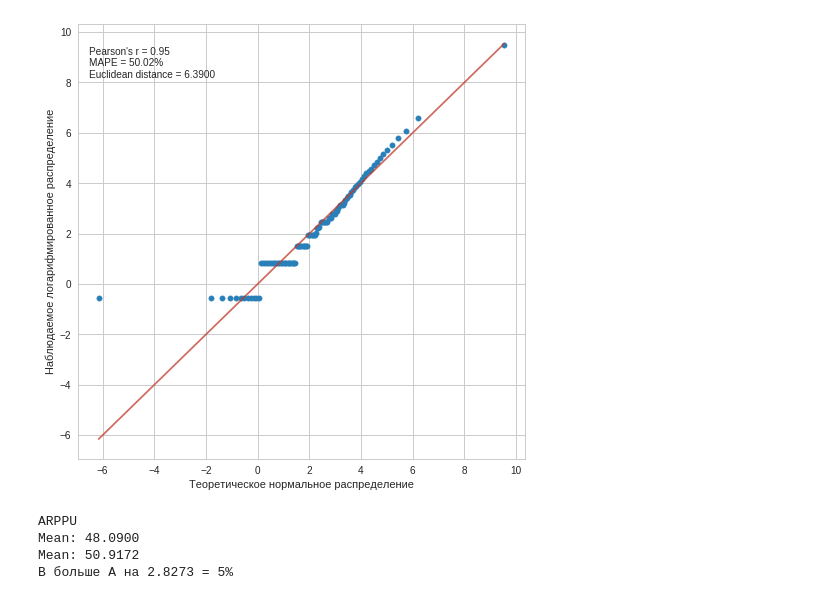
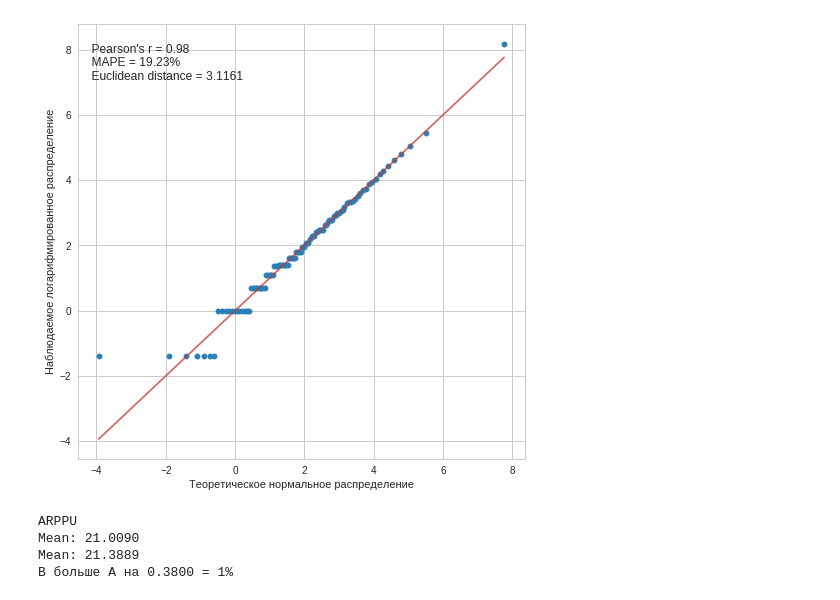
Before and after one commit to PavelMotorin/abtools, a Jupyter notebook: examples/02_bayesian_arppu_test.ipynb, the cells around one changed output. Saved outputs shown, nothing was run; the diff lists cells and outputs as text; code cells hidden in the pictures.

```diff
--- a/examples/02_bayesian_arppu_test.ipynb
+++ b/examples/02_bayesian_arppu_test.ipynb
@@ -11,20 +11,20 @@ import matplotlib.pyplot as plt
 import seaborn as sns
 sns.set_style('whitegrid')
 # %%
-data = pd.read_csv('data.csv')
+data = pd.read_csv('data.csv').query('revenue > 0')
 # %%
 log_data = np.log(data.revenue)
 # %%
-ax = qqplot(sp.stats.norm(loc=log_data.mean(), scale=log_data.std()).rvs(100000), log_data, num_points=100)[0]
+ax = qqplot(sp.stats.norm(log_data.mean(), log_data.std()).rvs(10000), log_data, num_points=100)[0]
 ax.set_xlabel('Теоретическое нормальное распределение')
 ax.set_ylabel('Наблюдаемое логарифмированное распределение')
 ax.set_title('')
 plt.savefig('qqplotlognormal.pdf')
 # %% [output]
-[figure, old version]
+[figure, new version]
 # %%
 a = data.query('abgroup == "control"')['revenue']
-b = data.query('abgroup == "test"')['revenue']*1.03
+b = data.query('abgroup == "test"')['revenue']
 
 print('ARPPU')
 print('Mean: %.4f' % a.mean())
@@ -33,6 +33,6 @@ print('B больше A на %.4f = %d%%' % (b.mean()- a.mean(),
                                     (b.mean() / a.mean()-1)*100))
 # %% [output]
 ARPPU
-Mean: 48.0900
-Mean: 50.9172
-B больше A на 2.8273 = 5%
+Mean: 21.0090
+Mean: 21.3889
+B больше A на 0.3800 = 1%
```
Also changed, not shown: parts of 25 cells of this notebook, 13 other files.
